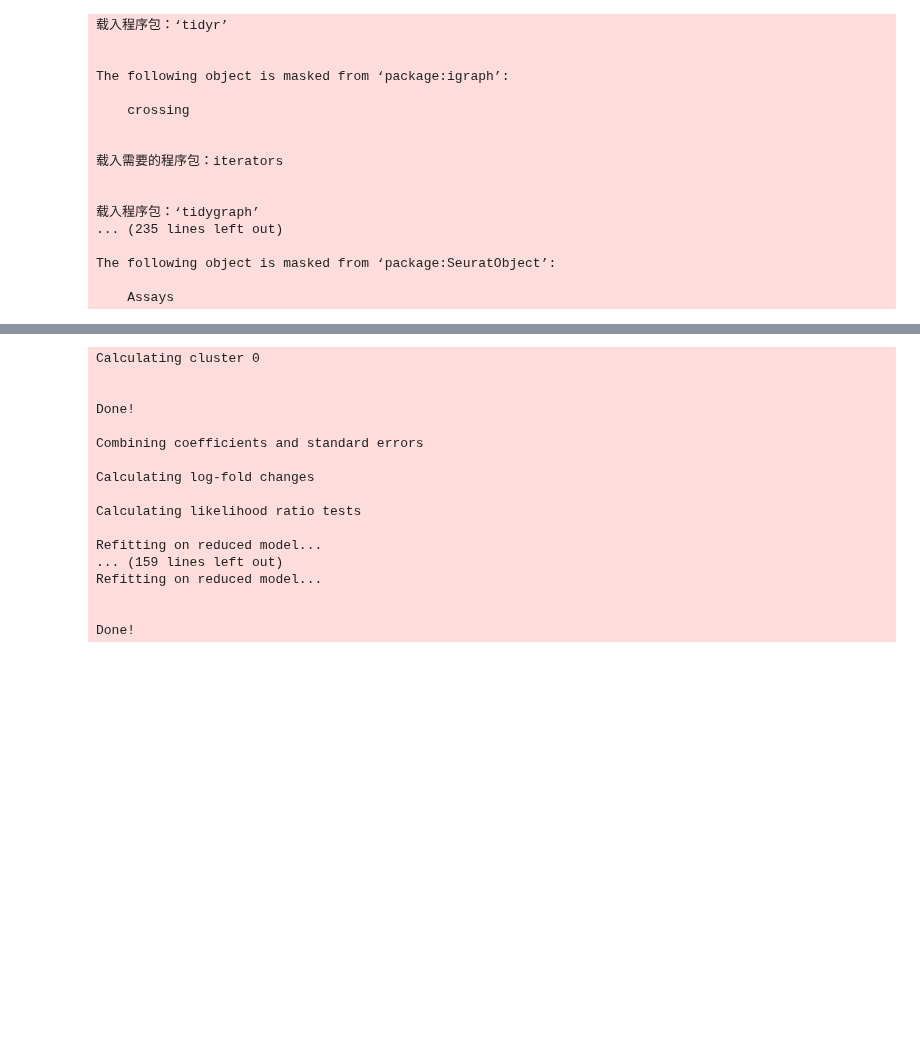
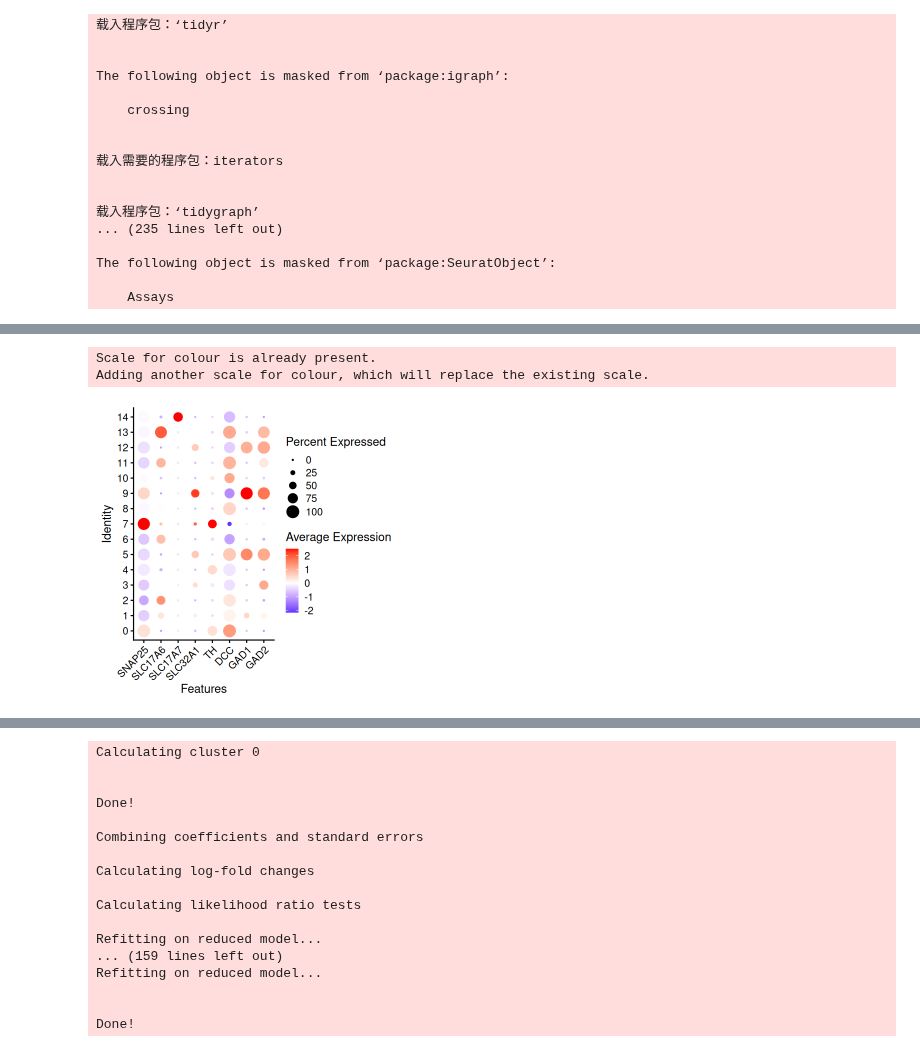
Before and after one commit to qwccccc/Macaque_VTA_snRNA_Script, a Jupyter notebook: 2_VTA_cluster.ipynb, the cells around one changed output, grey strips where cells are left out. Drawn from its saved outputs; the diff is of its cells as text; code cells hidden in the pictures; blank space fills up the shorter version.

```diff
--- a/2_VTA_cluster.ipynb
+++ b/2_VTA_cluster.ipynb
@@ -55,3 +147,13 @@ seurat$Class  = seurat$maxPredClass
+# %%
+options(repr.plot.width=5, repr.plot.height=5)
+DotPlot(sub1, features = c('SNAP25',"SLC17A6", "SLC17A7","SLC32A1", "TH",'DCC', "GAD1", "GAD2")) +
+RotatedAxis() +
+scale_color_gradient2(low = "blue", mid = "white", high = "red") +
+theme(axis.text.x = element_text(angle = 45, hjust = 1, vjust = 1))
+# %% [output]
+Scale for colour is already present.
+Adding another scale for colour, which will replace the existing scale.
+[figure, added]
 # %%
 class_list = c('Neuron', 'DA', 'Astro', 'Oligo', 'Endotheial', 'OPC', 'Micro', 'VLMC')
 
```
Also changed, not shown: parts of 27 cells of this notebook, 11 other files.
